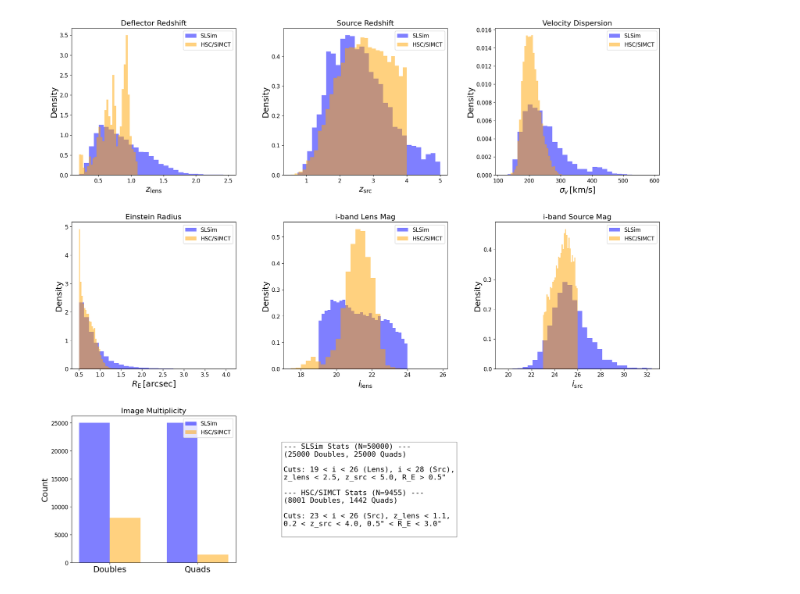
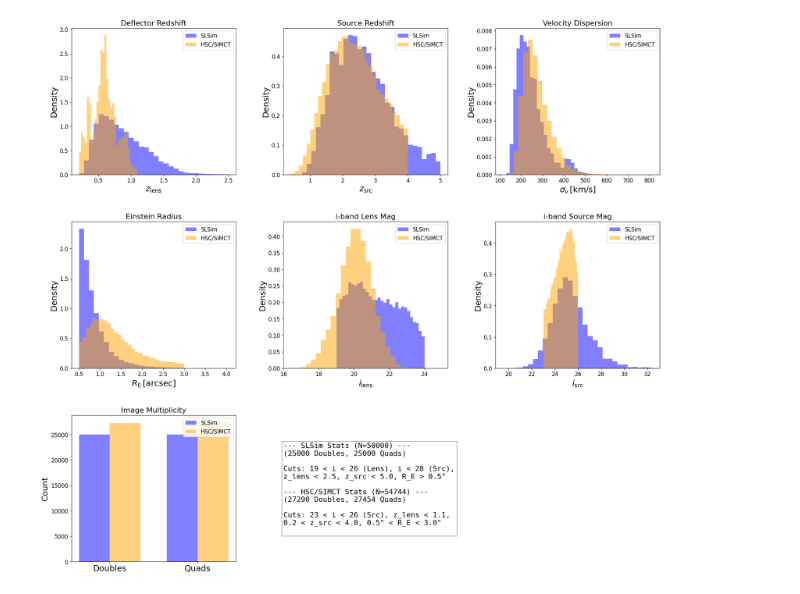
Before and after one commit to timedilatesme/static-lagn-challenge, a Jupyter notebook: extras/compare_SLSim_HSC_lenses.ipynb, the cells around one changed output. Cells and saved outputs as stored; diff of their text form; code cells hidden in the pictures.

```diff
--- a/extras/compare_SLSim_HSC_lenses.ipynb
+++ b/extras/compare_SLSim_HSC_lenses.ipynb
@@ -7,7 +7,8 @@ from astropy.table import Table
 plt.rcParams.update({'font.size': 14, 'axes.titlesize': 16, 'axes.labelsize': 14, 'xtick.labelsize': 12, 'ytick.labelsize': 12})
 
 # 1. Load the Tables
-HSC_lagn_table = Table.read('finalpar_udeep.csv', format='csv')
+# HSC_lagn_table = Table.read('finalpar_udeep.csv', format='csv') # old catalog
+HSC_lagn_table = Table.read('merged_finalpar.csv', format='csv') # new catalog
 SLSim_lagn_table = Table.read('SLSim_table_lensed_quasars_balanced.fits', format='fits')
 
 # 2. Rename HSC Columns
@@ -53,31 +54,31 @@ slsim_counts = [np.sum(slsim_mult == 2), np.sum(slsim_mult == 4)]
 hsc_counts = [np.sum(hsc_mult == 2), np.sum(hsc_mult == 4)]
 
 x = np.arange(len(labels))
 ax_mult.bar(x - 0.175, slsim_counts, 0.35, label='SLSim', color='blue', alpha=0.5)
 ax_mult.bar(x + 0.175, hsc_counts, 0.35, label='HSC/SIMCT', color='orange', alpha=0.5)
 ax_mult.set_title('Image Multiplicity', fontsize=16)
 ax_mult.set_ylabel('Count', fontsize=18)
 ax_mult.set_xticks(x)
 ax_mult.set_xticklabels(labels, fontsize=18)
 ax_mult.legend(fontsize=12)
 
 # Info Panel (7th axis)
 ax_info = axes[7]
 ax_info.axis('off')
 info_text = (
     f"--- SLSim Stats (N={len(SLSim_lagn_table)}) ---\n"
     f"({len(SLSim_lagn_table[SLSim_lagn_table['num_images'] == 2])} Doubles, {len(SLSim_lagn_table[SLSim_lagn_table['num_images'] == 4])} Quads)\n"
     "\nCuts: 19 < i < 26 (Lens), i < 28 (Src),\n"
     "z_lens < 2.5, z_src < 5.0, R_E > 0.5\"\n\n"
     f"--- HSC/SIMCT Stats (N={len(HSC_lagn_table)}) ---\n"
     f"({len(HSC_lagn_table[HSC_lagn_table['num_images'] == 2])} Doubles, {len(HSC_lagn_table[HSC_lagn_table['num_images'] == 4])} Quads)\n"
     "\nCuts: 23 < i < 26 (Src), z_lens < 1.1,\n"
     "0.2 < z_src < 4.0, 0.5\" < R_E < 3.0\"\n"
 )
 ax_info.text(0, 0.5, info_text, fontsize=16, va='center', family='monospace', bbox=dict(facecolor='white', alpha=0.5))
 
 axes[8].axis('off')
 plt.tight_layout(pad=3.0)
 plt.show()
 # %% [output]
-[figure, old version]
+[figure, new version]
```
Also changed, not shown: 3 other files.
